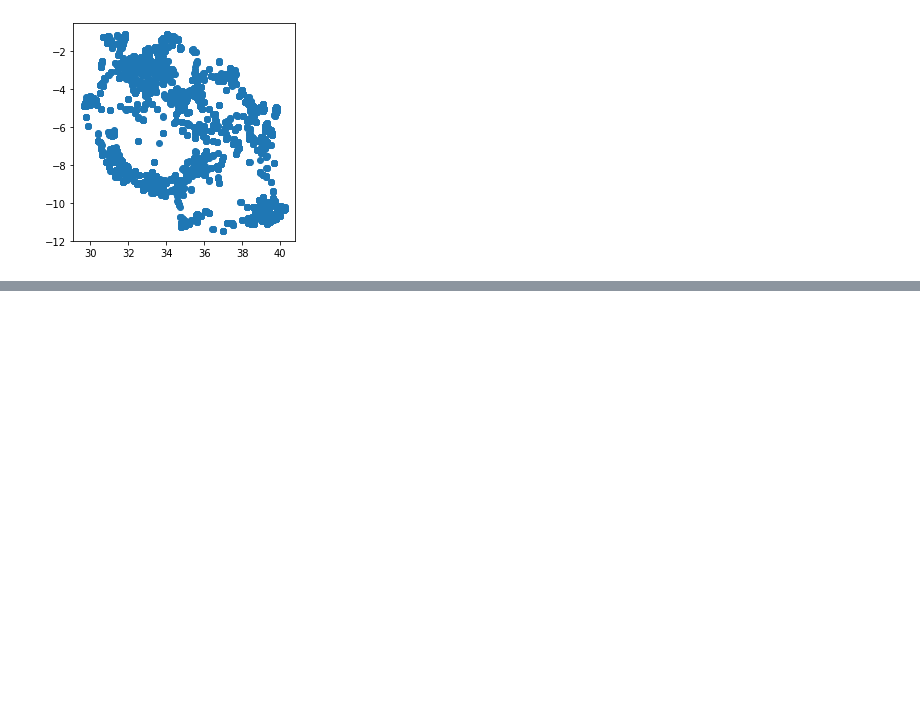
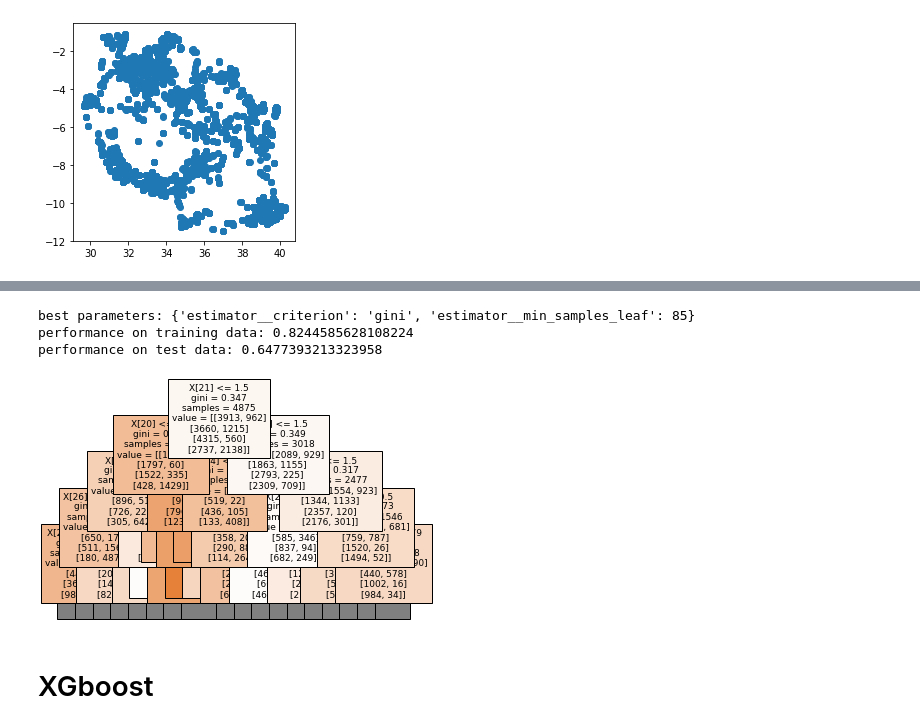
Before and after one commit to gijzelaerr/capetownai, a Jupyter notebook: notebooks/main.ipynb, the cells around one changed output, grey strips where cells are left out. Saved outputs shown, nothing was run; the diff lists cells and outputs as text; code cells hidden in the pictures; blank space fills up the shorter version.

```diff
--- a/notebooks/main.ipynb
+++ b/notebooks/main.ipynb
@@ -41,0 +130,14 @@ classification_ranf(X_train, y_train)
+# %%
+classes = list(set(y))
+# %%
+if len(classes) > 2:
+    for k in list(parameters.keys()):
+        parameters['estimator__' + k] = parameters.pop(k)
+    model = OneVsRestClassifier(model)
+    y_learn = label_binarize(y_learn, classes=classes)
+    y_test = label_binarize(y_test, classes=classes)
+# %%
+grid_search = GridSearchCV(model, parameters, cv=10, scoring='roc_auc', n_jobs=-1, verbose=1,
+                           return_train_score=True)
+# %%
+best_model = grid_search.fit(X_learn, y_learn)
@@ -41,0 +160,20 @@ classification_ranf(X_train, y_train)
+# %%
+print('best parameters:', best_model.best_params_)
+print('performance on training data:', best_model.best_score_)
+y_pred = best_model.predict(X_test)
+print('performance on test data:', roc_auc_score(y_test, y_pred))
+# %% [output]
+best parameters: {'estimator__criterion': 'gini', 'estimator__min_samples_leaf': 85}
+performance on training data: 0.8244585628108224
+performance on test data: 0.6477393213323958
+# %%
+criterion = best_model.best_params_['estimator__criterion']
+min_samples_leaf = best_model.best_params_['estimator__min_samples_leaf']
+model = DecisionTreeClassifier(criterion=criterion, min_samples_leaf=min_samples_leaf)
+best_model_ = model.fit(X_learn, y_learn)
+plot_tree(best_model_, max_depth=4, filled=True, fontsize= 9)
+plt.show()
+# %% [output]
+[figure, added]
+# %% [markdown]
+# XGboost
```
Also changed, not shown: parts of 26 cells of this notebook.
